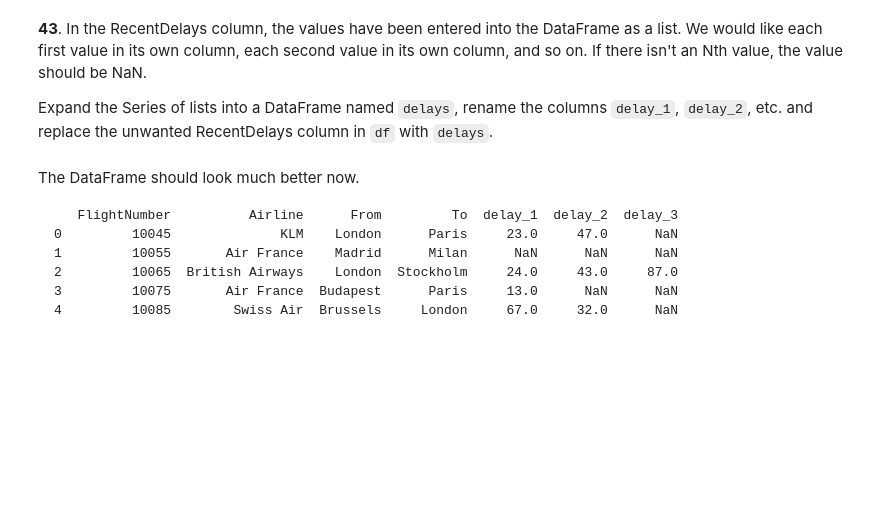
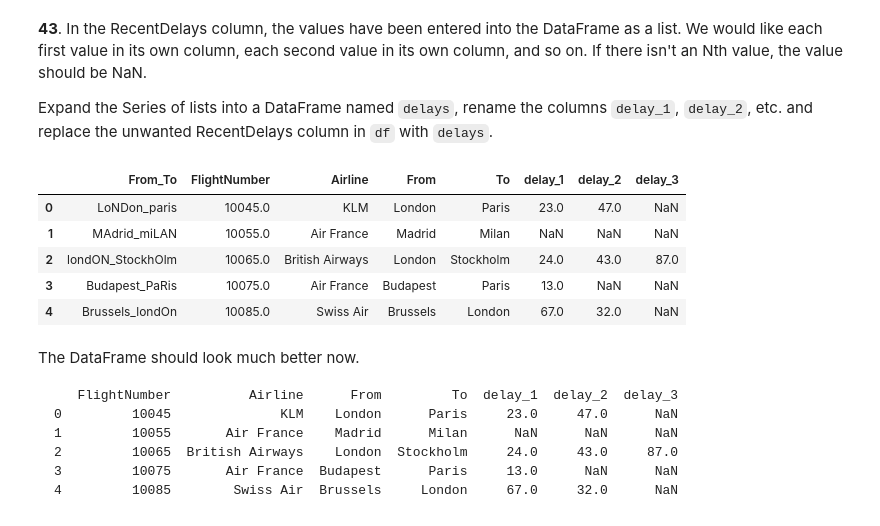
Before and after one commit to ChiragBangera/100-pandas-puzzles, a Jupyter notebook: 100-pandas-puzzles.ipynb, the cells around one changed output. Drawn from its saved outputs; the diff is of its cells as text; code cells hidden in the pictures; blank space fills up the shorter version.

````diff
--- a/100-pandas-puzzles.ipynb
+++ b/100-pandas-puzzles.ipynb
@@ -551,3 +729,12 @@ Formatted, it looks like this:
 (It's some flight data I made up; it's not meant to be accurate in any way.)
 # %% [markdown]
 **38.** Some values in the the **FlightNumber** column are missing (they are `NaN`). These numbers are meant to increase by 10 with each row so 10055 and 10075 need to be put in place. Modify `df` to fill in these missing numbers and make the column an integer column (instead of a float column).
+# %%
+df = pd.DataFrame({'From_To': ['LoNDon_paris', 'MAdrid_miLAN', 'londON_StockhOlm',
+                               'Budapest_PaRis', 'Brussels_londOn'],
+              'FlightNumber': [10045, np.nan, 10065, np.nan, 10085],
+              'RecentDelays': [[23, 47], [], [24, 43, 87], [13], [67, 32]],
+                   'Airline': ['KLM(!)', '<Air France> (12)', '(British Airways. )',
+                               '12. Air France', '"Swiss Air"']})
+
+df['FlightNumber'].fillna(df['FlightNumber'].shift() + 1*10, inplace=True)
@@ -554,2 +748,5 @@ Formatted, it looks like this:
 # %% [markdown]
 **39.** The **From\_To** column would be better as two separate columns! Split each string on the underscore delimiter `_` to give a new temporary DataFrame called 'temp' with the correct values. Assign the correct column names 'From' and 'To' to this temporary DataFrame.
+# %%
+df[['From', 'To']] = df['From_To'].str.split('_',expand=True)
+df
@@ -556,4 +760,7 @@ Formatted, it looks like this:
 # %% [markdown]
 **40.** Notice how the capitalisation of the city names is all mixed up in this temporary DataFrame 'temp'. Standardise the strings so that only the first letter is uppercase (e.g. "londON" should become "London".)
+# %%
+df['From'] = df['From'].apply(lambda x:x.title())
+df['To'] = df['To'].apply(lambda x:x.title())
 # %% [markdown]
 **41.** Delete the **From_To** column from `df` and attach the temporary DataFrame 'temp' from the previous questions.
@@ -560,2 +776,5 @@ Formatted, it looks like this:
 # %% [markdown]
 **42**. In the **Airline** column, you can see some extra puctuation and symbols have appeared around the airline names. Pull out just the airline name. E.g. `'(British Airways. )'` should become `'British Airways'`.
+# %%
+df['Airline'] =df['Airline'].str.extract('([a-zA-Z\s]+)',expand=False).str.strip()
+df
@@ -563,6 +789,21 @@ Formatted, it looks like this:
 **43**. In the RecentDelays column, the values have been entered into the DataFrame as a list. We would like each first value in its own column, each second value in its own column, and so on. If there isn't an Nth value, the value should be NaN.
 
 Expand the Series of lists into a DataFrame named `delays`, rename the columns `delay_1`, `delay_2`, etc. and replace the unwanted RecentDelays column in `df` with `delays`.
+# %%
+delays = df['RecentDelays'].apply(pd.Series)
+
+delays.columns = ['delay_{}'.format(n) for n in range(1, len(delays.columns)+1)]
+
+df = df.drop('RecentDelays', axis=1).join(delays)
+
+df
+# %% [output]
+|  | From_To | FlightNumber | Airline | From | To | delay_1 | delay_2 | delay_3 |
+| 0 | LoNDon_paris | 10045.0 | KLM | London | Paris | 23.0 | 47.0 | NaN |
+| 1 | MAdrid_miLAN | 10055.0 | Air France | Madrid | Milan | NaN | NaN | NaN |
+| 2 | londON_StockhOlm | 10065.0 | British Airways | London | Stockholm | 24.0 | 43.0 | 87.0 |
+| 3 | Budapest_PaRis | 10075.0 | Air France | Budapest | Paris | 13.0 | NaN | NaN |
+| 4 | Brussels_londOn | 10085.0 | Swiss Air | Brussels | London | 67.0 | 32.0 | NaN |
 # %% [markdown]
 The DataFrame should look much better now.
 ```
````
Also changed, not shown: parts of 22 cells of this notebook, 1 other file.
